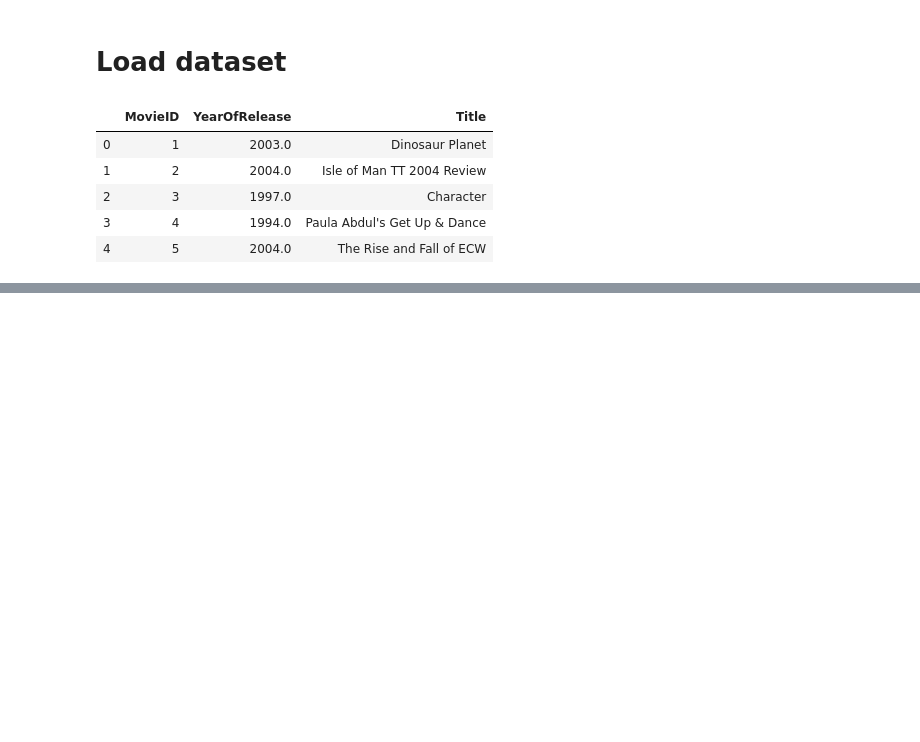
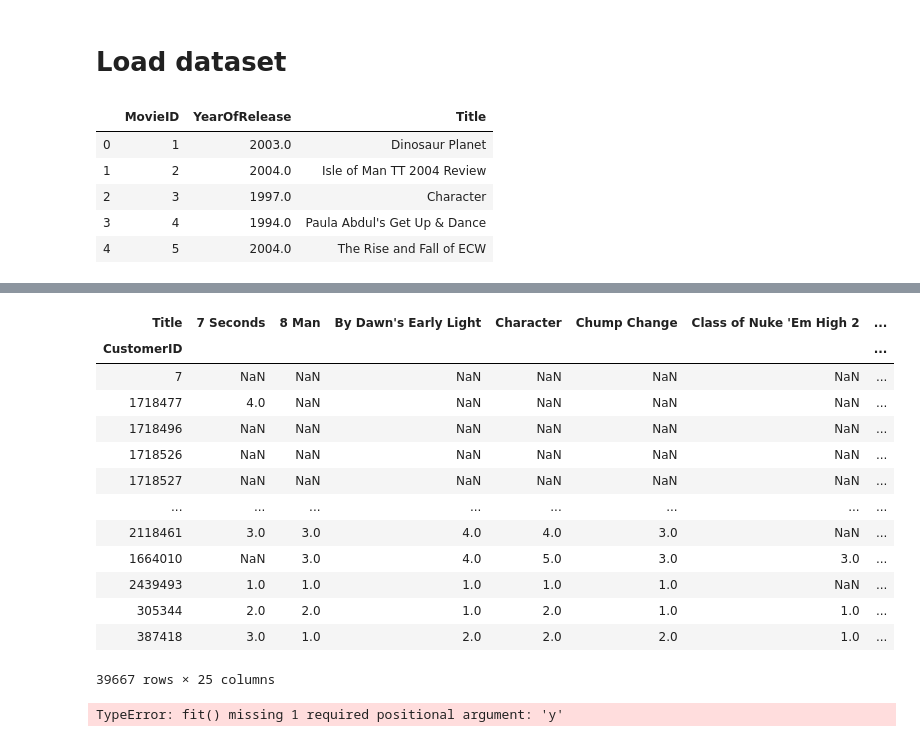
Before and after one commit to torsteml/MALIS_Project_Code, a Jupyter notebook: ProjectNotebook.ipynb, the cells around one changed output, grey strips where cells are left out. Cells and saved outputs as stored; diff of their text form; code cells hidden in the pictures; blank space fills up the shorter version.

```diff
--- a/ProjectNotebook.ipynb
+++ b/ProjectNotebook.ipynb
@@ -47,0 +178,18 @@ for i in range(1,len(movies_dataframe.index)+1):
+# %%
+customer_movie_ratings_sorted = customer_movie_ratings.sort_values(by=['Count'])
+customer_movie_ratings_sorted
+# %% [output]
+| Title | 7 Seconds | 8 Man | By Dawn's Early Light | Character | Chump Change | Class of Nuke 'Em High 2 | ... |
+| CustomerID |  |  |  |  |  |  | ... |
+| 7 | NaN | NaN | NaN | NaN | NaN | NaN | ... |
+| 1718477 | 4.0 | NaN | NaN | NaN | NaN | NaN | ... |
+| 1718496 | NaN | NaN | NaN | NaN | NaN | NaN | ... |
+| 1718526 | NaN | NaN | NaN | NaN | NaN | NaN | ... |
+| 1718527 | NaN | NaN | NaN | NaN | NaN | NaN | ... |
+| ... | ... | ... | ... | ... | ... | ... | ... |
+| 2118461 | 3.0 | 3.0 | 4.0 | 4.0 | 3.0 | NaN | ... |
+| 1664010 | NaN | 3.0 | 4.0 | 5.0 | 3.0 | 3.0 | ... |
+| 2439493 | 1.0 | 1.0 | 1.0 | 1.0 | 1.0 | NaN | ... |
+| 305344 | 2.0 | 2.0 | 1.0 | 2.0 | 1.0 | 1.0 | ... |
+| 387418 | 3.0 | 1.0 | 2.0 | 2.0 | 2.0 | 1.0 | ... |
+39667 rows × 25 columns
@@ -47,0 +198,4 @@ for i in range(1,len(movies_dataframe.index)+1):
+# %%
+model = KNeighborsClassifier(n_neighbors=3)
+# %% [output]
+TypeError: fit() missing 1 required positional argument: 'y'
```
Also changed, not shown: parts of 12 cells of this notebook.
